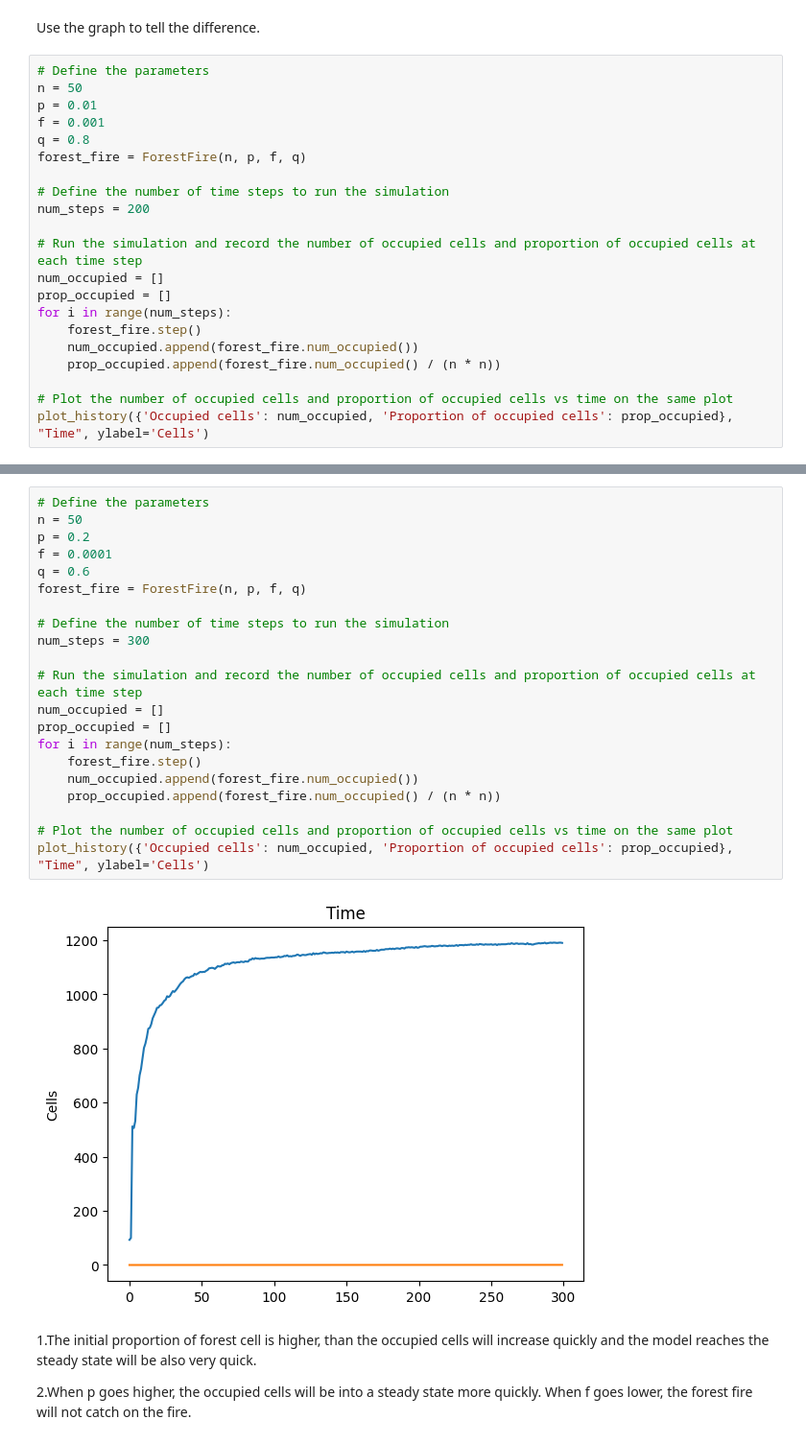
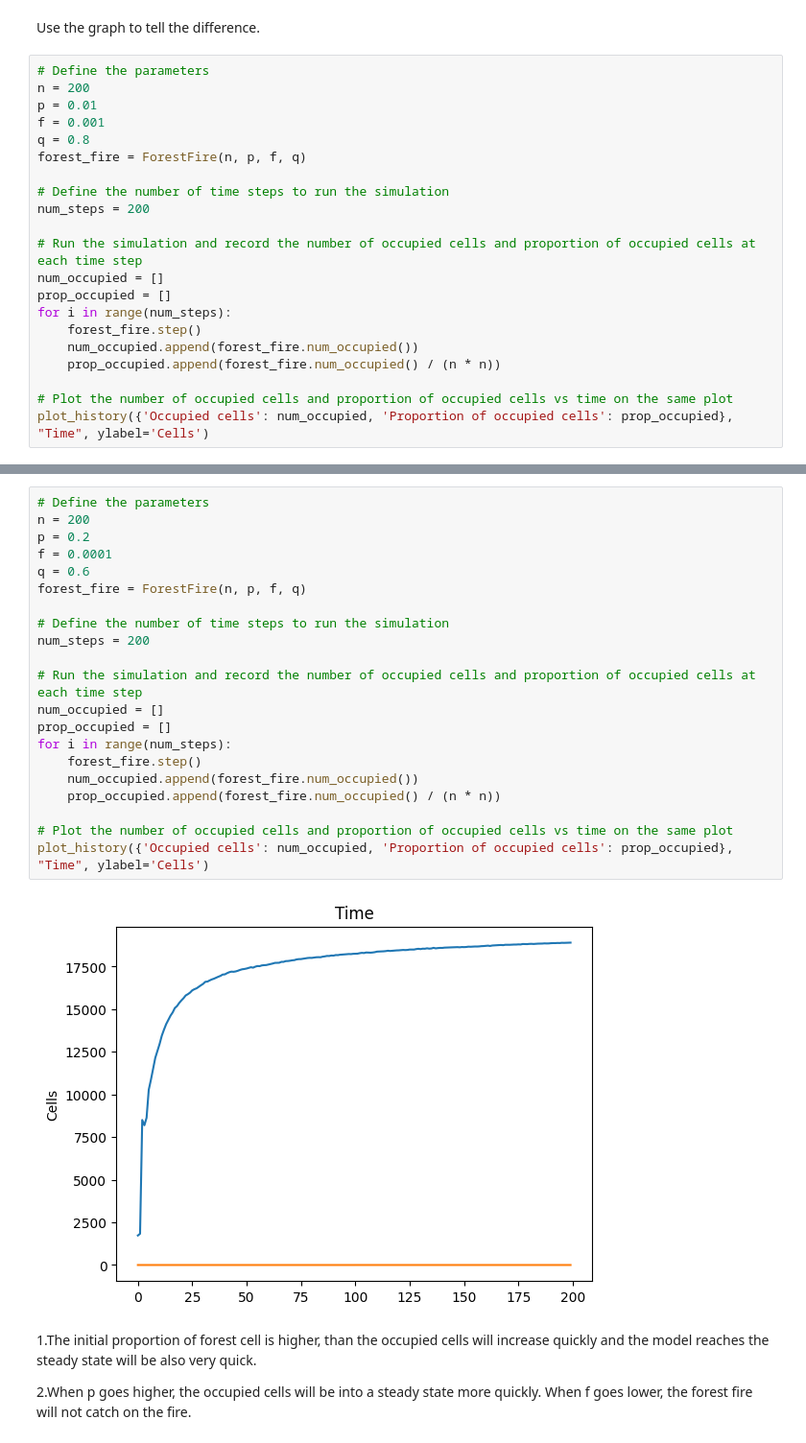
Before and after one commit to WilliamQin65/cap-comp215, a Jupyter notebook: labs/lab09.ipynb, the cells around one changed output, grey strips where cells are left out. Shown at 96% size. Cells and saved outputs as stored; diff of their text form.

```diff
--- a/labs/lab09.ipynb
+++ b/labs/lab09.ipynb
@@ -233,7 +233,7 @@ Animation.animate(0.3)
 Use the graph to tell the difference.
 # %%
 # Define the parameters
-n = 50
+n = 200
 p = 0.01
 f = 0.001
 q = 0.8
@@ -257,26 +257,26 @@ plot_history({'Occupied cells': num_occupied, 'Proportion of occupied cells': pr
 # %%
 # Define the parameters
-n = 50
+n = 200
 p = 0.2
 f = 0.0001
 q = 0.6
 forest_fire = ForestFire(n, p, f, q)
 
 # Define the number of time steps to run the simulation
-num_steps = 300
+num_steps = 200
 
 # Run the simulation and record the number of occupied cells and proportion of occupied cells at each time step
 num_occupied = []
 prop_occupied = []
 for i in range(num_steps):
     forest_fire.step()
     num_occupied.append(forest_fire.num_occupied())
     prop_occupied.append(forest_fire.num_occupied() / (n * n))
 
 # Plot the number of occupied cells and proportion of occupied cells vs time on the same plot
 plot_history({'Occupied cells': num_occupied, 'Proportion of occupied cells': prop_occupied}, "Time", ylabel='Cells')
 # %% [output]
-[figure, old version]
+[figure, new version]
 # %% [markdown]
 1.The initial proportion of forest cell is higher, than the occupied cells will increase quickly and the model reaches the steady state will be also very quick.
 
```
Also changed, not shown: parts of 9 cells of this notebook.
